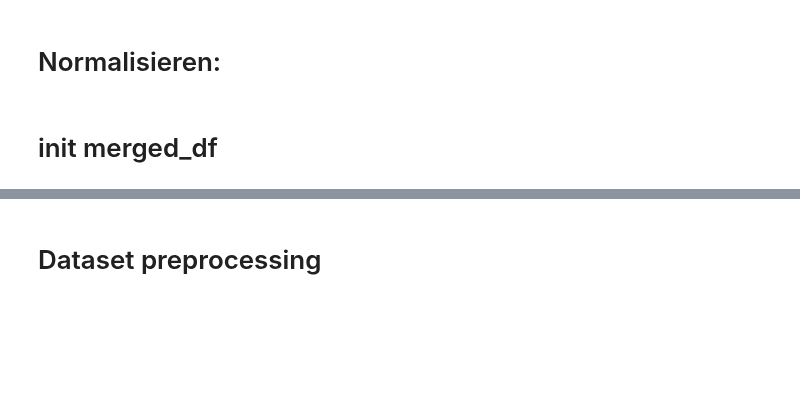
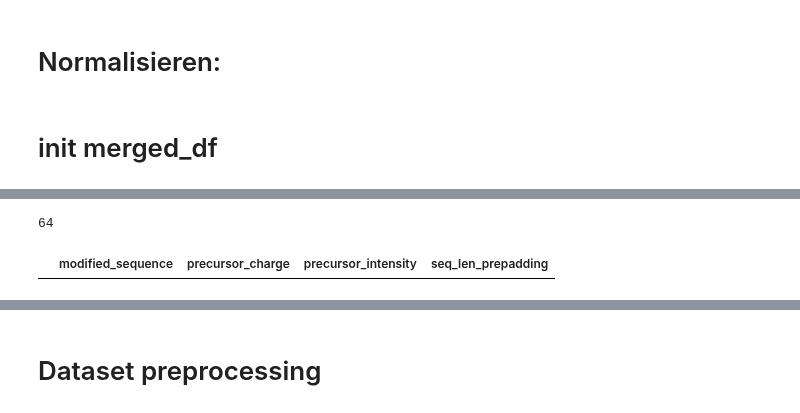
Before and after one commit to Sacesh/Masterpraktikum, a Jupyter notebook: charge_predictor_multilabel.ipynb, the cells around one changed output, grey strips where cells are left out. Saved outputs shown, nothing was run; the diff lists cells and outputs as text; code cells hidden in the pictures; blank space fills up the shorter version.

```diff
--- a/charge_predictor_multilabel.ipynb
+++ b/charge_predictor_multilabel.ipynb
@@ -217,0 +271,4 @@ merged_df = pd.concat(list(df_dict.values())).groupby("modified_sequence")["prec
+# %%
+seq_len_cutoff
+# %% [output]
+64
@@ -218,3 +284,8 @@ merged_df = pd.concat(list(df_dict.values())).groupby("modified_sequence")["prec
+# %%
+# output all sequences with seq_len_prepadding >= 50
+merged_df[merged_df['seq_len_prepadding'] >= seq_len_cutoff]
+# %% [output]
+|  | modified_sequence | precursor_charge | precursor_intensity | seq_len_prepadding |
 # %%
 merged_df['distributions'] = merged_df.apply(lambda x: normalize_for_most_abundant(x["precursor_charge"], x["precursor_intensity"]), axis=1)
 # %%
```
Also changed, not shown: parts of 49 cells of this notebook, 1 other file.
